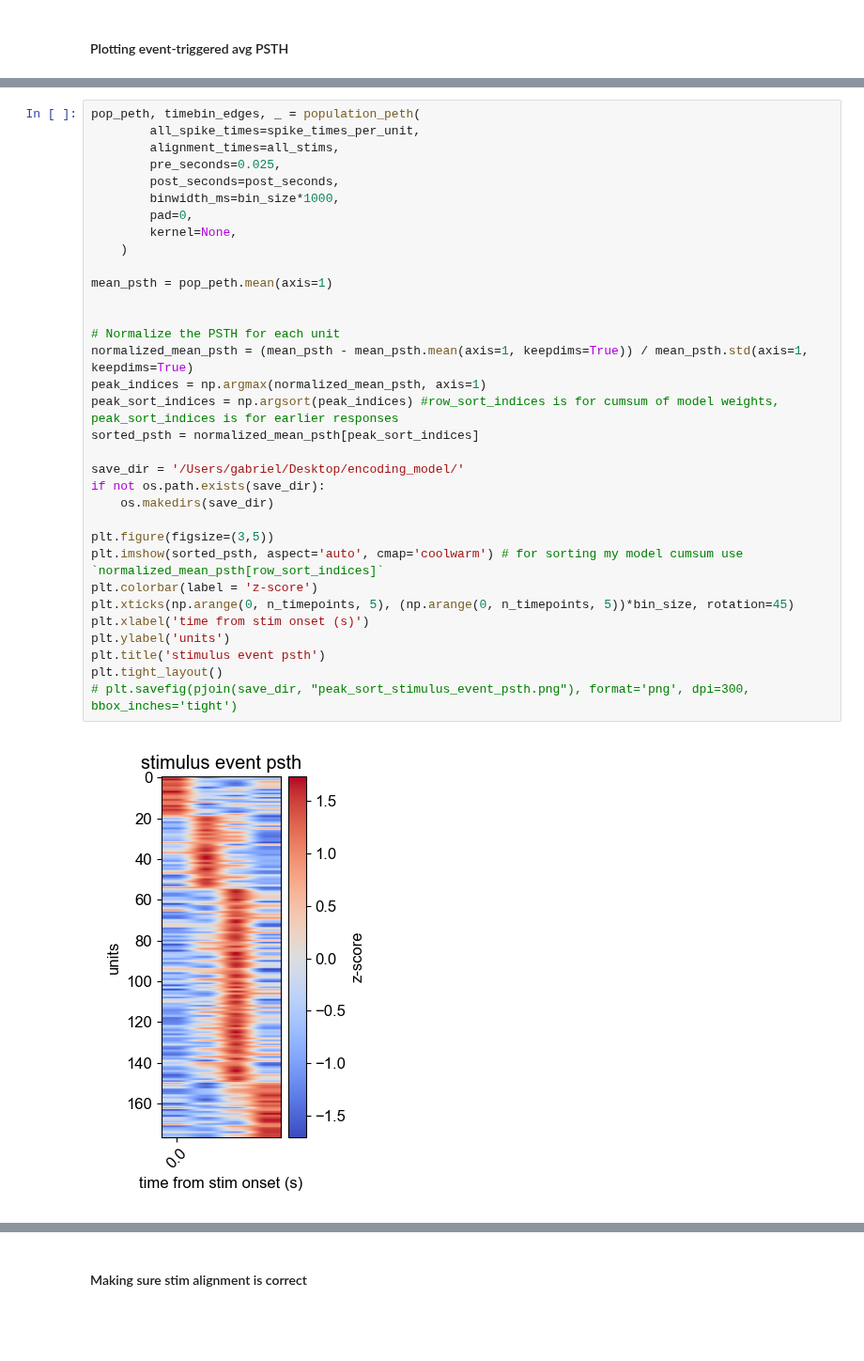
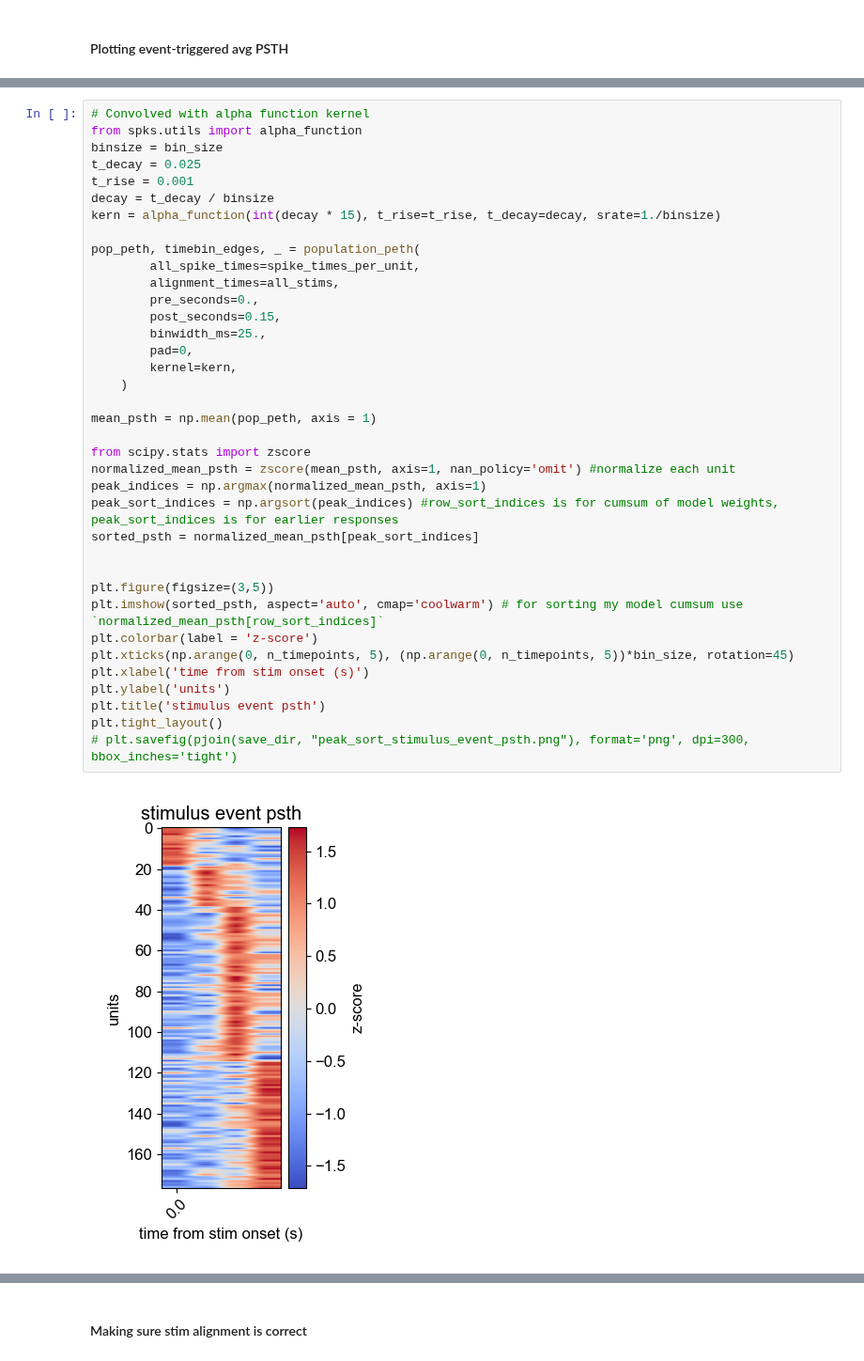
Before and after one commit to rojasgabriel/ephys, a Jupyter notebook: notebooks/encoding_analysis.ipynb, the cells around one changed output, grey strips where cells are left out. Shown at 94% size. Drawn from its saved outputs; the diff is of its cells as text; blank space fills up the shorter version.

```diff
--- a/notebooks/encoding_analysis.ipynb
+++ b/notebooks/encoding_analysis.ipynb
@@ -178,38 +276,42 @@ plt.tight_layout()
 # %%
+# Convolved with alpha function kernel
+from spks.utils import alpha_function
+binsize = bin_size
+t_decay = 0.025
+t_rise = 0.001
+decay = t_decay / binsize
+kern = alpha_function(int(decay * 15), t_rise=t_rise, t_decay=decay, srate=1./binsize)
+
 pop_peth, timebin_edges, _ = population_peth(
         all_spike_times=spike_times_per_unit,
         alignment_times=all_stims,
-        pre_seconds=0.025,
-        post_seconds=post_seconds,
-        binwidth_ms=bin_size*1000,
+        pre_seconds=0.,
+        post_seconds=0.15,
+        binwidth_ms=25.,
         pad=0,
-        kernel=None,
+        kernel=kern,
     )
 
-mean_psth = pop_peth.mean(axis=1)
+mean_psth = np.mean(pop_peth, axis = 1)
 
-
-# Normalize the PSTH for each unit
-normalized_mean_psth = (mean_psth - mean_psth.mean(axis=1, keepdims=True)) / mean_psth.std(axis=1, keepdims=True)
+from scipy.stats import zscore
+normalized_mean_psth = zscore(mean_psth, axis=1, nan_policy='omit') #normalize each unit
 peak_indices = np.argmax(normalized_mean_psth, axis=1)
 peak_sort_indices = np.argsort(peak_indices) #row_sort_indices is for cumsum of model weights, peak_sort_indices is for earlier responses
 sorted_psth = normalized_mean_psth[peak_sort_indices]
 
-save_dir = '/Users/gabriel/Desktop/encoding_model/'
-if not os.path.exists(save_dir):
-    os.makedirs(save_dir)
 
 plt.figure(figsize=(3,5))
 plt.imshow(sorted_psth, aspect='auto', cmap='coolwarm') # for sorting my model cumsum use `normalized_mean_psth[row_sort_indices]`
 plt.colorbar(label = 'z-score')
 plt.xticks(np.arange(0, n_timepoints, 5), (np.arange(0, n_timepoints, 5))*bin_size, rotation=45)
 plt.xlabel('time from stim onset (s)')
 plt.ylabel('units')
 plt.title('stimulus event psth')
 plt.tight_layout()
 # plt.savefig(pjoin(save_dir, "peak_sort_stimulus_event_psth.png"), format='png', dpi=300, bbox_inches='tight')
 # %% [output]
-[figure, old version]
+[figure, new version]
 # %%
 weights = models[best_model].coef_
 
```
Also changed, not shown: parts of 22 cells of this notebook.
